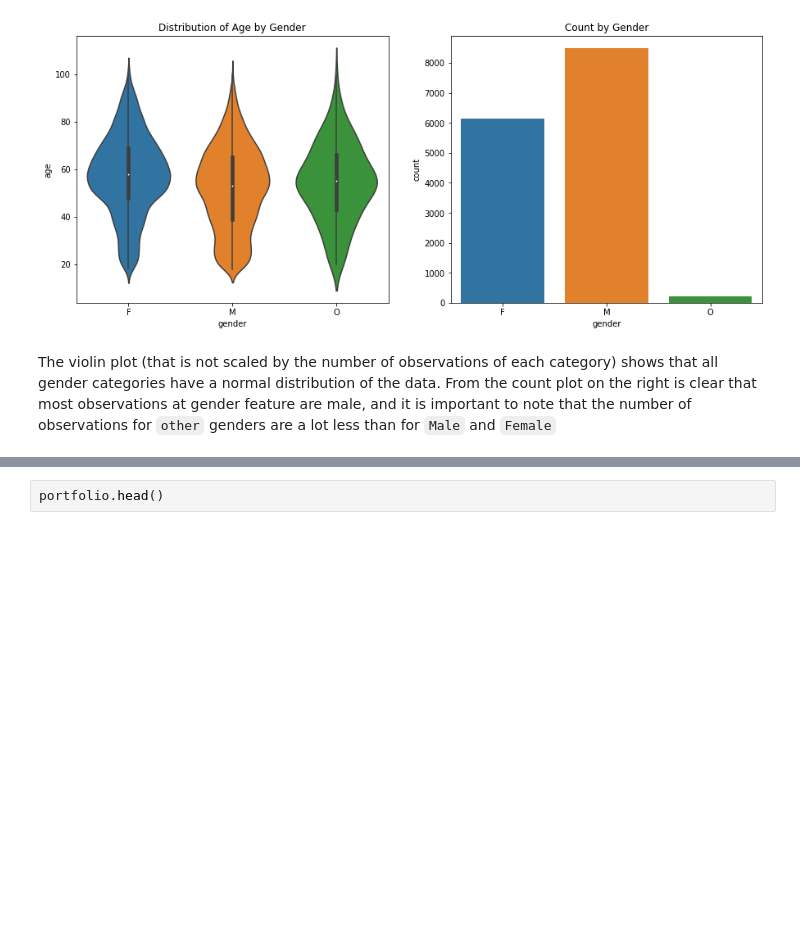
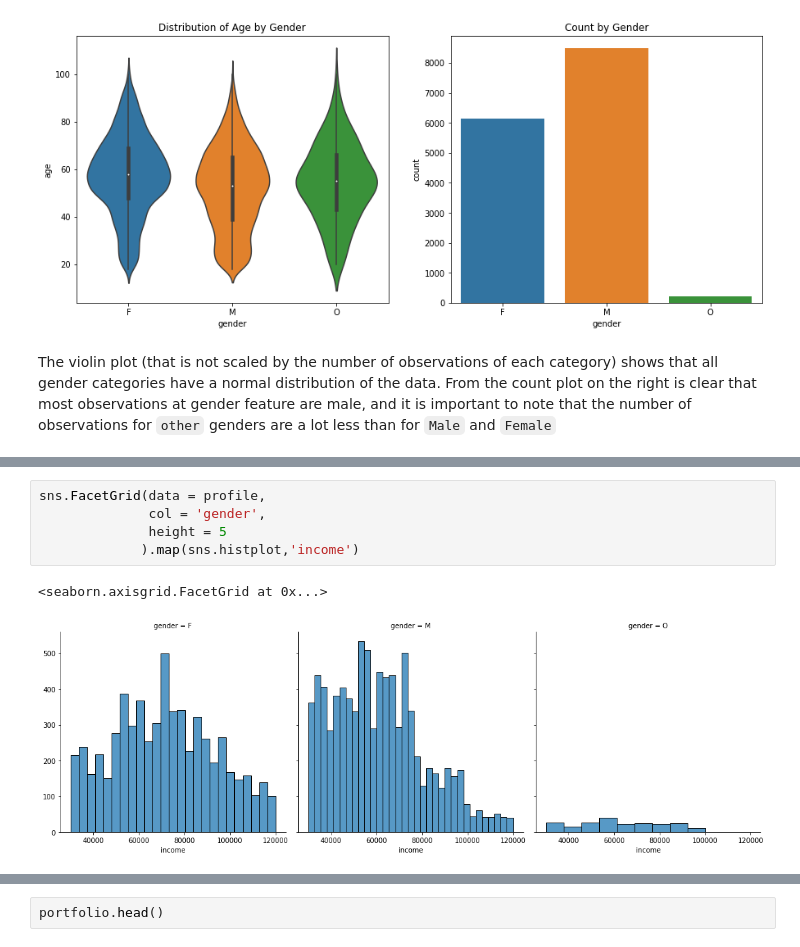
Before and after one commit to Haroldg94/Udacity-Machine-Learning-Engineer-Nanodegree, a Jupyter notebook: Capstone_project.ipynb, the cells around one changed output, grey strips where cells are left out. Cells and saved outputs as stored; diff of their text form; blank space fills up the shorter version.

```diff
--- a/Capstone_project.ipynb
+++ b/Capstone_project.ipynb
@@ -171,0 +178,8 @@ The above plot shows us that number of male and female of the new customers thro
+# %%
+sns.FacetGrid(data = profile,
+              col = 'gender',
+              height = 5
+             ).map(sns.histplot,'income')
+# %% [output]
+<seaborn.axisgrid.FacetGrid at 0x...>
+[figure, added]
```
Also changed, not shown: parts of 4 cells of this notebook.
